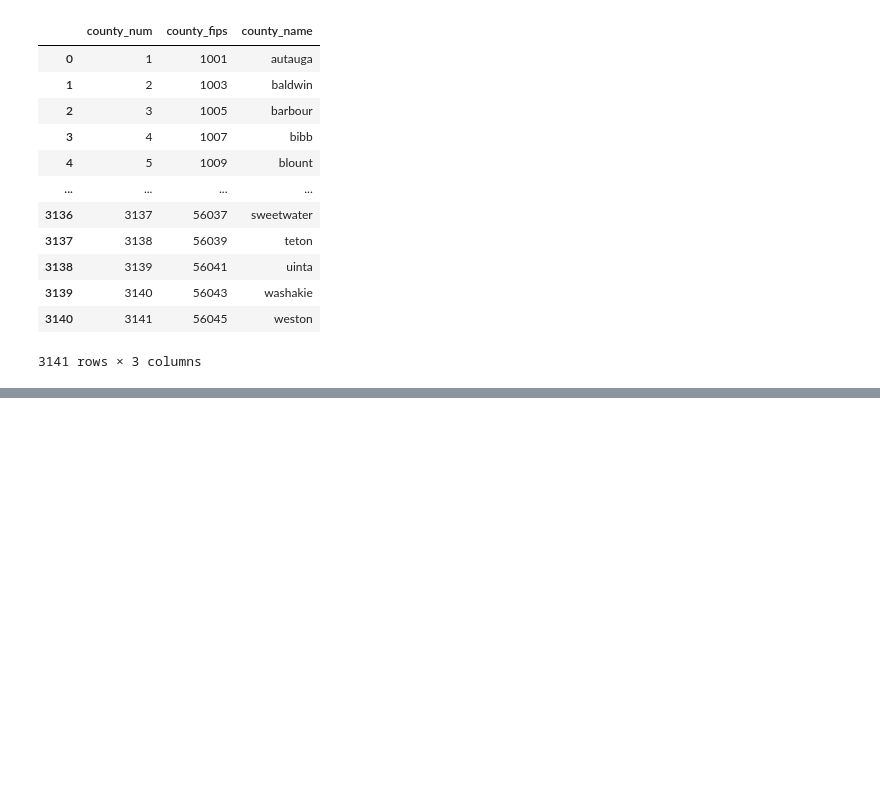
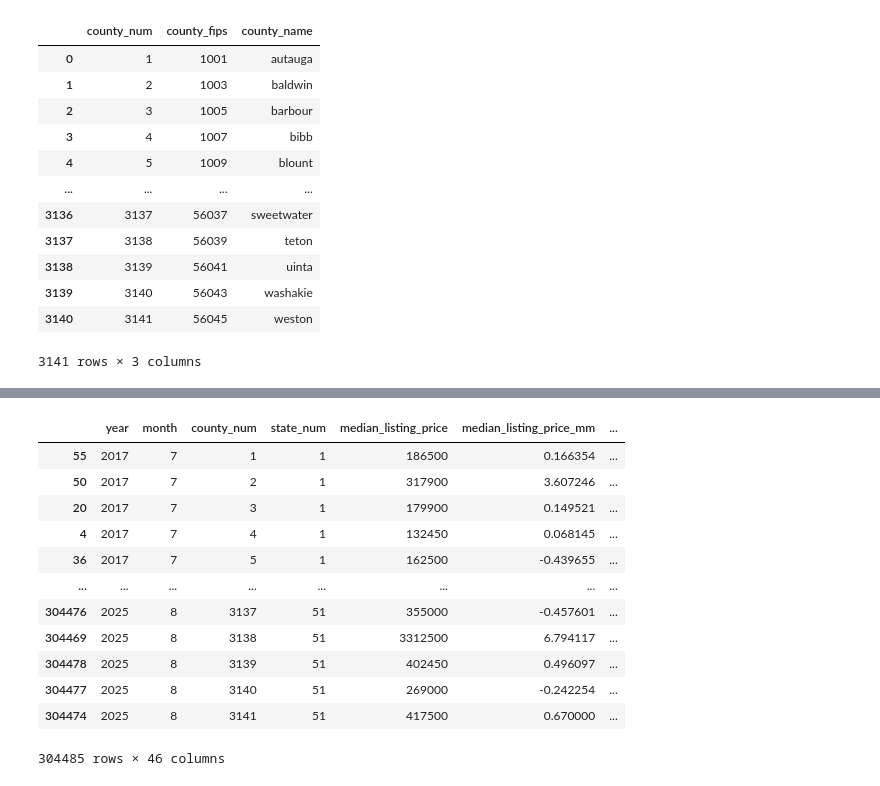
Before and after one commit to Real-Estate-Insight-Platform-Project/AI-ML-Services, a Jupyter notebook: forecasting_engine/county/preprocessing.ipynb, the cells around one changed output, grey strips where cells are left out. Drawn from its saved outputs; the diff is of its cells as text; code cells hidden in the pictures; blank space fills up the shorter version.

```diff
--- a/forecasting_engine/county/preprocessing.ipynb
+++ b/forecasting_engine/county/preprocessing.ipynb
@@ -354,6 +354,39 @@ df
 304485 rows × 46 columns
+# %%
+int_columns = [
+        'county_num',
+        'state_num',
+        'median_listing_price',
+        'active_listing_count',
+        'median_days_on_market',
+        'new_listing_count',
+        'price_increased_count',
+        'price_reduced_count',
+        'pending_listing_count',
+        'median_listing_price_per_square_foot',
+        'median_square_feet',
+        'average_listing_price',
+        'total_listing_count'
+]
 # %%
-for col in ['median_listing_price', 'active_listing_count', 'median_days_on_market', 'median_square_feet', 'average_listing_price', 'total_listing_count']:
-    df[col] = df[col].astype('int32')
+for col in int_columns:
+    if col in df.columns:
+        df[col] = df[col].astype('int32')
 # %%
 df = df.sort_values(["year","month","county_num"])
+# %%
+df
+# %% [output]
+|  | year | month | county_num | state_num | median_listing_price | median_listing_price_mm | ... |
+| 55 | 2017 | 7 | 1 | 1 | 186500 | 0.166354 | ... |
+| 50 | 2017 | 7 | 2 | 1 | 317900 | 3.607246 | ... |
+| 20 | 2017 | 7 | 3 | 1 | 179900 | 0.149521 | ... |
+| 4 | 2017 | 7 | 4 | 1 | 132450 | 0.068145 | ... |
+| 36 | 2017 | 7 | 5 | 1 | 162500 | -0.439655 | ... |
+| ... | ... | ... | ... | ... | ... | ... | ... |
+| 304476 | 2025 | 8 | 3137 | 51 | 355000 | -0.457601 | ... |
+| 304469 | 2025 | 8 | 3138 | 51 | 3312500 | 6.794117 | ... |
+| 304478 | 2025 | 8 | 3139 | 51 | 402450 | 0.496097 | ... |
+| 304477 | 2025 | 8 | 3140 | 51 | 269000 | -0.242254 | ... |
+| 304474 | 2025 | 8 | 3141 | 51 | 417500 | 0.670000 | ... |
+304485 rows × 46 columns
```
Also changed, not shown: parts of 4 cells of this notebook, 7 other files.
